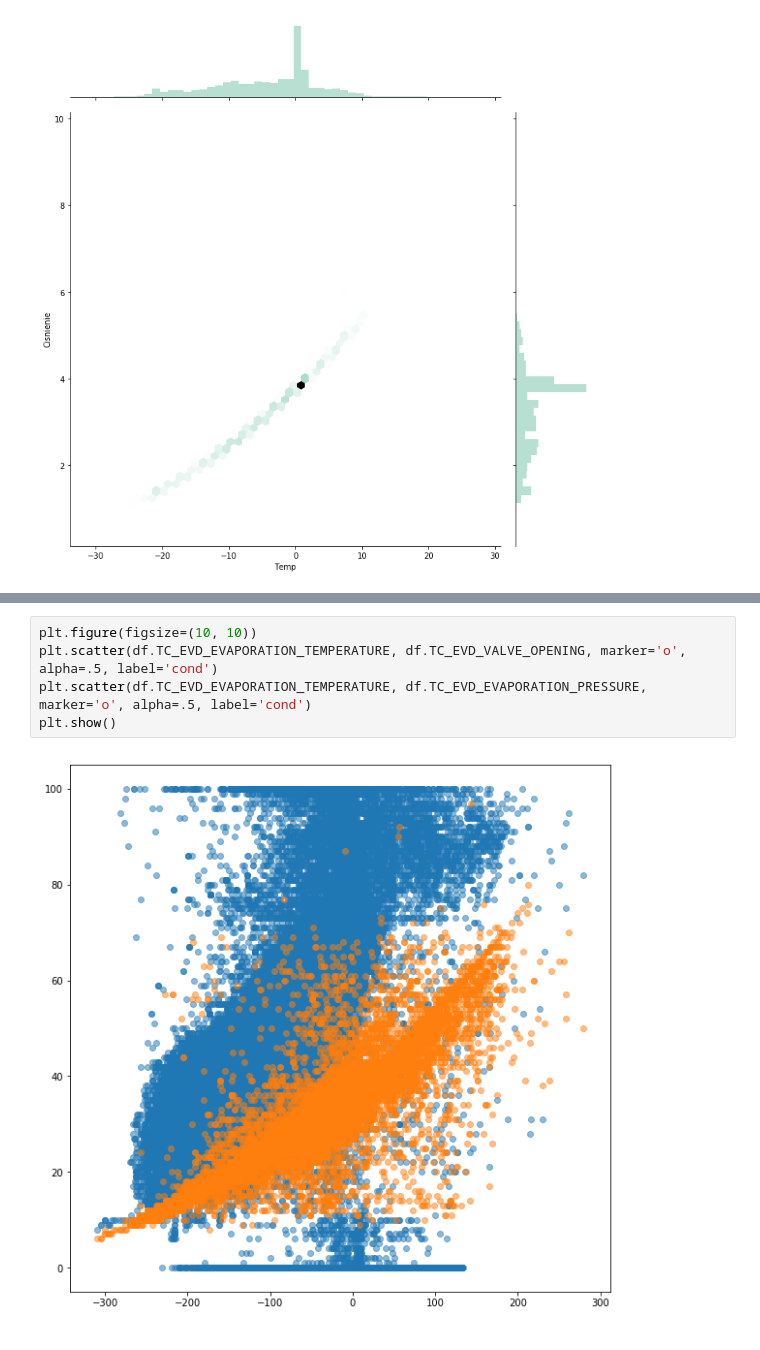
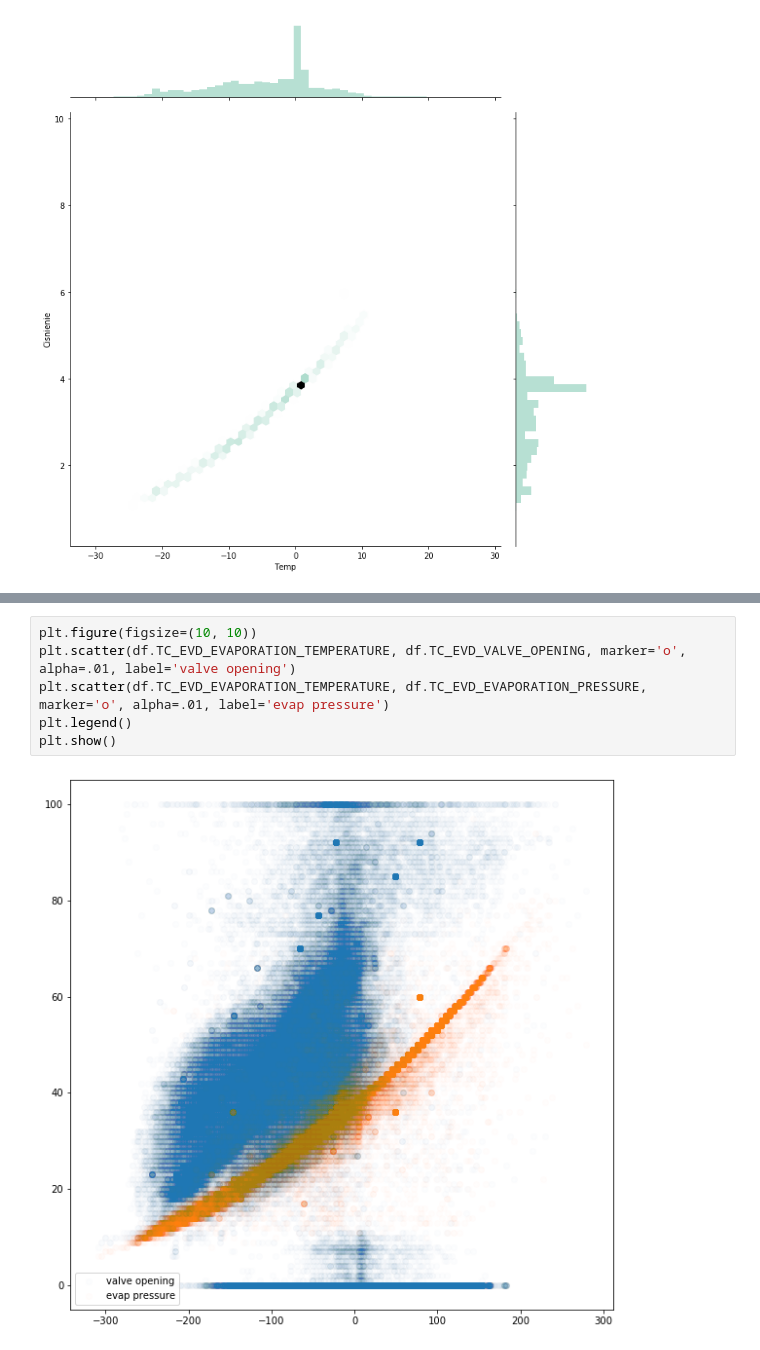
Before and after one commit to MarcinFilipek/HeatPump, a Jupyter notebook: jupyter/Data.ipynb, the cells around one changed output, grey strips where cells are left out. Drawn from its saved outputs; the diff is of its cells as text.

```diff
--- a/jupyter/Data.ipynb
+++ b/jupyter/Data.ipynb
@@ -194,8 +194,9 @@ Index(['TC_FAN_STATE', 'TC_COMPRESSOR_STATE', 'TC_EVI_STATE',
       dtype='object')
 # %%
 plt.figure(figsize=(10, 10))
-plt.scatter(df.TC_EVD_EVAPORATION_TEMPERATURE, df.TC_EVD_VALVE_OPENING, marker='o', alpha=.5, label='cond')
-plt.scatter(df.TC_EVD_EVAPORATION_TEMPERATURE, df.TC_EVD_EVAPORATION_PRESSURE, marker='o', alpha=.5, label='cond')
+plt.scatter(df.TC_EVD_EVAPORATION_TEMPERATURE, df.TC_EVD_VALVE_OPENING, marker='o', alpha=.01, label='valve opening')
+plt.scatter(df.TC_EVD_EVAPORATION_TEMPERATURE, df.TC_EVD_EVAPORATION_PRESSURE, marker='o', alpha=.01, label='evap pressure')
+plt.legend()
 plt.show()
 # %% [output]
-[figure, old version]
+[figure, new version]
```
Also changed, not shown: parts of 10 cells of this notebook, 4 other files.
